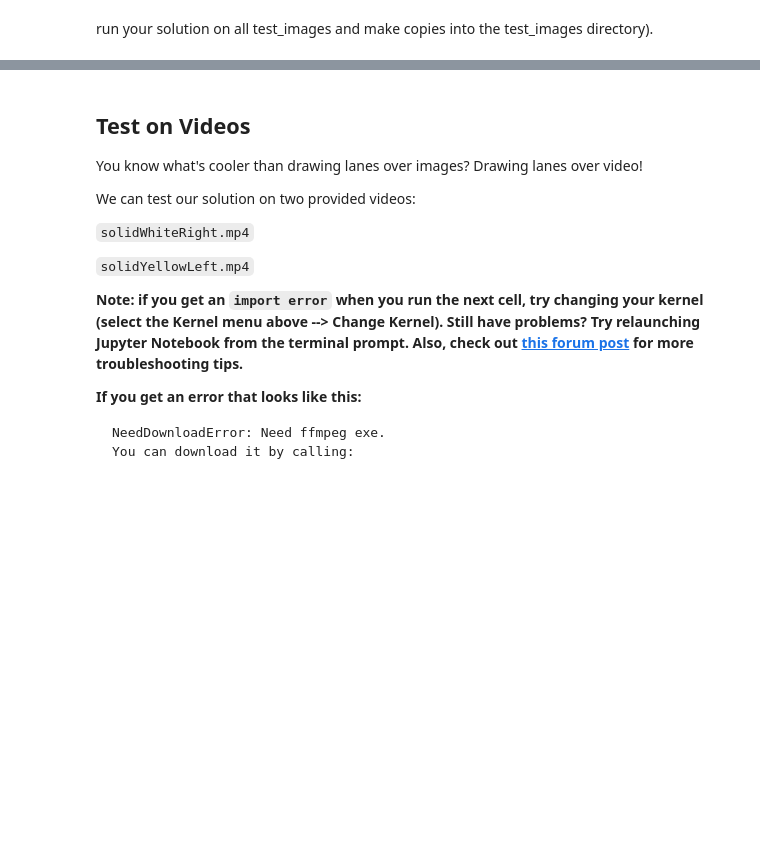
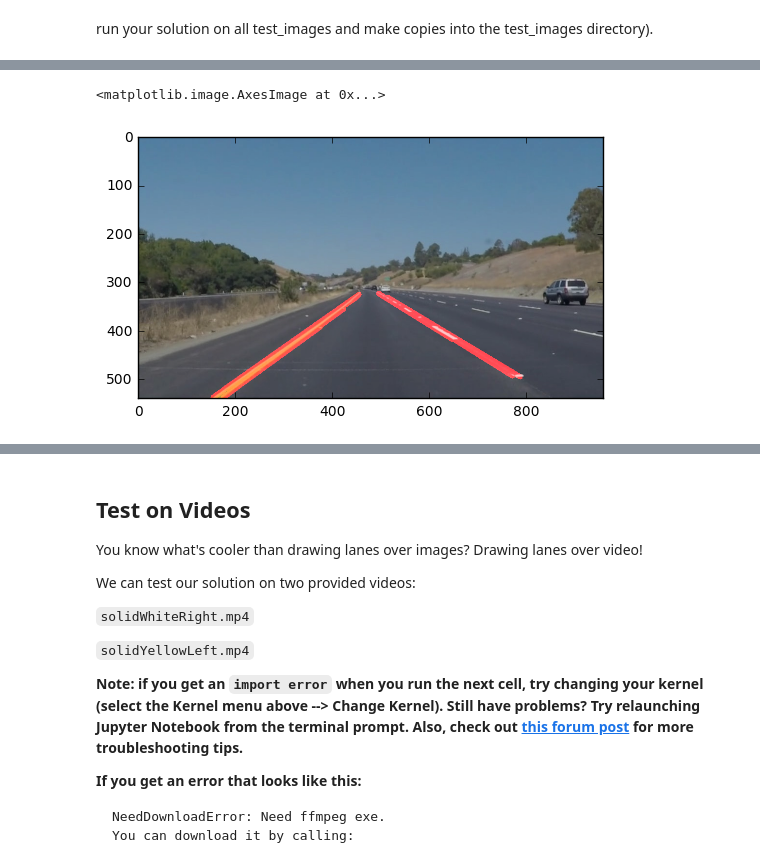
Before and after one commit to TheAisBack/CarND-LaneLines-P1, a Jupyter notebook: P1.ipynb, the cells around one changed output, grey strips where cells are left out. Cells and saved outputs as stored; diff of their text form; code cells hidden in the pictures; blank space fills up the shorter version.

```diff
--- a/P1.ipynb
+++ b/P1.ipynb
@@ -195,0 +204,5 @@ plt.imshow(pipeline(line_image1))
+# %%
+plt.imshow(pipeline(line_image3))
+# %% [output]
+<matplotlib.image.AxesImage at 0x...>
+[figure, added]
```
Also changed, not shown: parts of 10 cells of this notebook.
